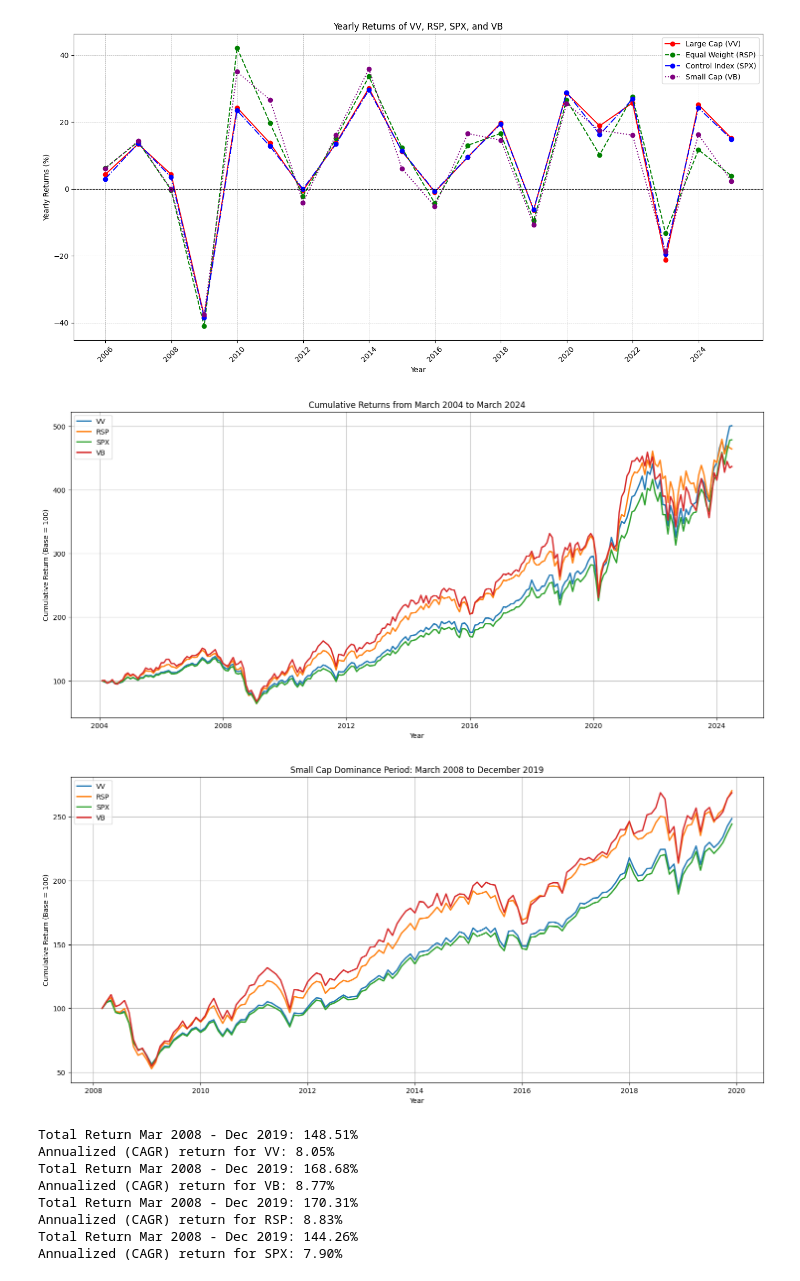
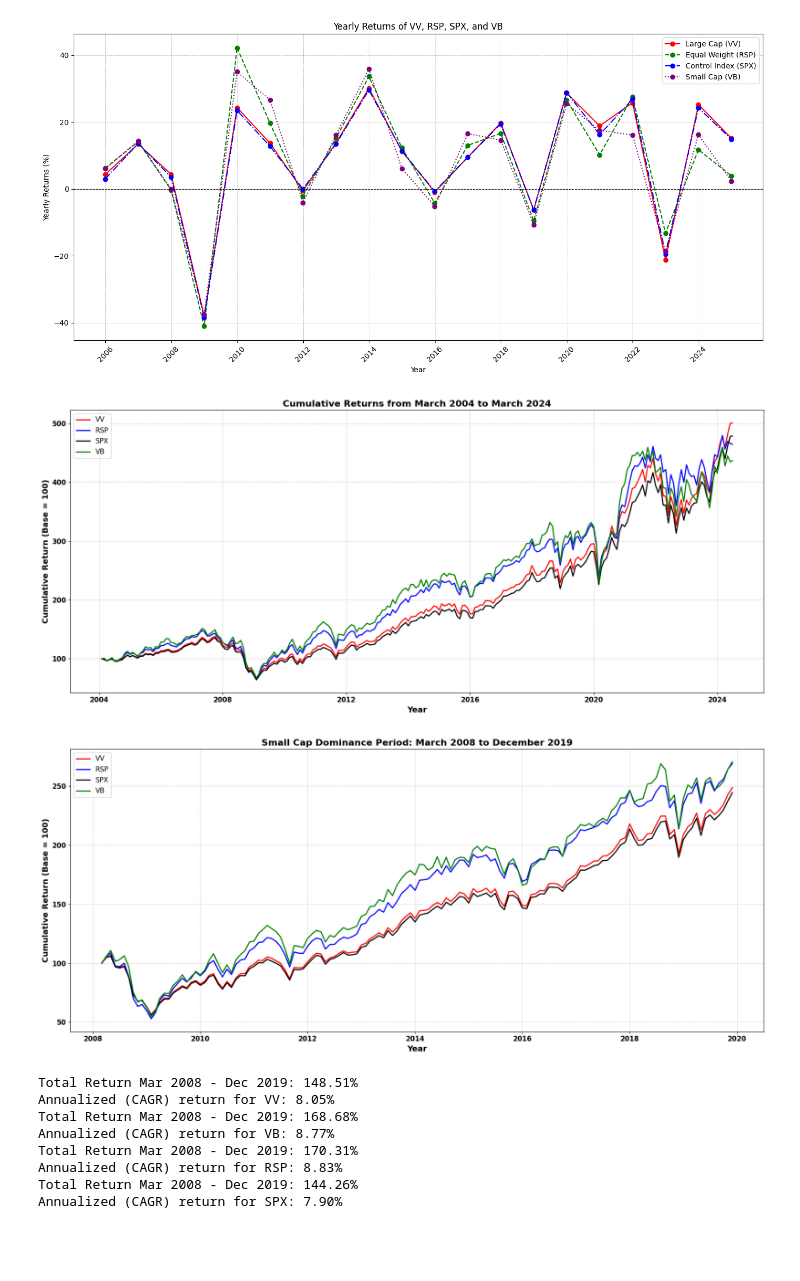
Before and after one commit to blakeziegler/AssetAllocationProj, a Jupyter notebook: Python/2004_present/2004_present_analysis.ipynb, the cells around one changed output. Saved outputs shown, nothing was run; the diff lists cells and outputs as text; code cells hidden in the pictures; blank space fills up the shorter version.

```diff
--- a/Python/2004_present/2004_present_analysis.ipynb
+++ b/Python/2004_present/2004_present_analysis.ipynb
@@ -287,46 +319,54 @@ import matplotlib.pyplot as plt
 
 def load_data(filename):
     df = pd.read_csv(filename)
     df['Date'] = pd.to_datetime(df['Date'])
     df.set_index('Date', inplace=True)
     return df['Close']
 
+# Load data
 indices = {
     'VV': load_data('vv_clean.csv'),
     'RSP': load_data('rsp_clean.csv'),
     'SPX': load_data('spx_clean.csv'),
     'VB': load_data('vb_clean.csv')
 }
 
 # Find the latest starting date among all indices
 start_date = max(df.index.min() for df in indices.values())
 
 # Calculate cumulative returns from the same start date
 cumulative_returns = {}
 for key, data in indices.items():
     # Normalize only the data starting from the found start_date
     valid_data = data[data.index >= start_date]
     cumulative_returns[key] = (valid_data / valid_data.iloc[0] * 100)
 
 # Plotting the cumulative returns
 plt.figure(figsize=(18, 8))
+
+# Define colors to match bar graphs
+colors = {'VV': 'red', 'RSP': 'blue', 'SPX': 'black', 'VB': 'green'}
+
 for key, data in cumulative_returns.items():
-    plt.plot(data.index, data, label=key, linewidth=2)
+    plt.plot(data.index, data, label=key, linewidth=2, color=colors[key])
 
-plt.title('Cumulative Returns from March 2004 to March 2024')
-plt.xlabel('Year')
-plt.ylabel('Cumulative Return (Base = 100)')
-plt.legend()
-plt.grid(True)
+# Enhance the plot with better formatting
+plt.title('Cumulative Returns from March 2004 to March 2024', fontsize=16, fontweight='bold')
+plt.xlabel('Year', fontsize=14, fontweight='bold')
+plt.ylabel('Cumulative Return (Base = 100)', fontsize=14, fontweight='bold')
+plt.legend(fontsize=12)
+plt.grid(True, linestyle='--', linewidth=0.7, alpha=0.7)
+plt.xticks(fontsize=12, fontweight='bold')
+plt.yticks(fontsize=12, fontweight='bold')
+
+# Tight layout for better spacing
+plt.tight_layout()
+
+# Show plot
 plt.show()
 # %% [output]
-[figure, old version]
+[figure, new version]
 # %%
-vv_08_19 = pd.read_csv("vv_clean_MAR08_DEC19.csv")
-vb_08_19 = pd.read_csv("vb_clean_MAR08_DEC19.csv")
-rsp_08_19 = pd.read_csv("rsp_clean_MAR08_DEC19.csv")
-spx_08_19 = pd.read_csv("spx_clean_MAR08_DEC19.csv")
-
 import pandas as pd
 import matplotlib.pyplot as plt
 
@@ -336,6 +376,7 @@ def load_data(filename):
     df.set_index('Date', inplace=True)
     return df['Close']
 
+# Load data
 indices = {
     'VV': load_data('vv_clean_MAR08_DEC19.csv'),
     'RSP': load_data('rsp_clean_MAR08_DEC19.csv'),
@@ -355,17 +396,29 @@ for key, data in indices.items():
 
 # Plotting the cumulative returns
 plt.figure(figsize=(18, 8))
+
+# Define colors to match bar graphs
+colors = {'VV': 'red', 'RSP': 'blue', 'SPX': 'black', 'VB': 'green'}
+
 for key, data in cumulative_returns.items():
-    plt.plot(data.index, data, label=key, linewidth=2)
+    plt.plot(data.index, data, label=key, linewidth=2, color=colors[key])
 
-plt.title('Small Cap Dominance Period: March 2008 to December 2019')
-plt.xlabel('Year')
-plt.ylabel('Cumulative Return (Base = 100)')
-plt.legend()
-plt.grid(True)
+# Enhance the plot with better formatting
+plt.title('Small Cap Dominance Period: March 2008 to December 2019', fontsize=16, fontweight='bold')
+plt.xlabel('Year', fontsize=14, fontweight='bold')
+plt.ylabel('Cumulative Return (Base = 100)', fontsize=14, fontweight='bold')
+plt.legend(fontsize=12)
+plt.grid(True, linestyle='--', linewidth=0.7, alpha=0.7)
+plt.xticks(fontsize=12, fontweight='bold')
+plt.yticks(fontsize=12, fontweight='bold')
+
+# Tight layout for better spacing
+plt.tight_layout()
+
+# Show plot
 plt.show()
 # %% [output]
-[figure, old version]
+[figure, new version]
 # %%
 import pandas as pd
 
```
Also changed, not shown: parts of 4 cells of this notebook.
